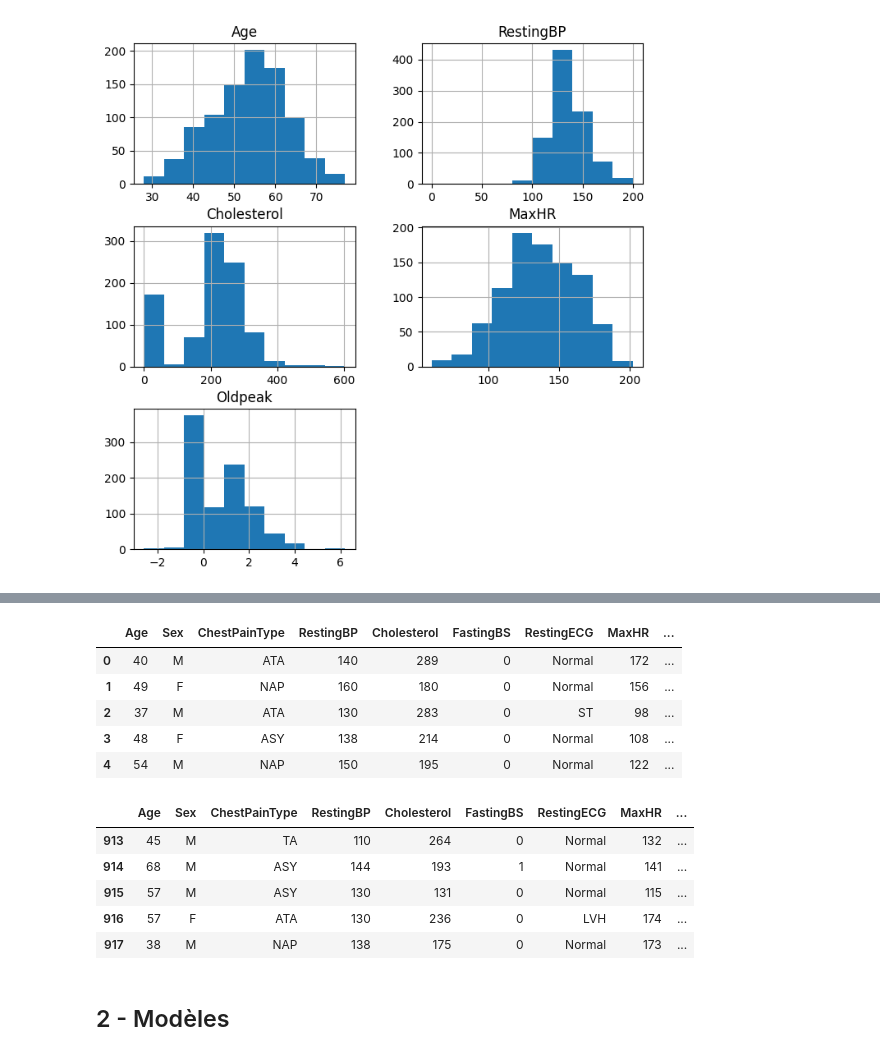
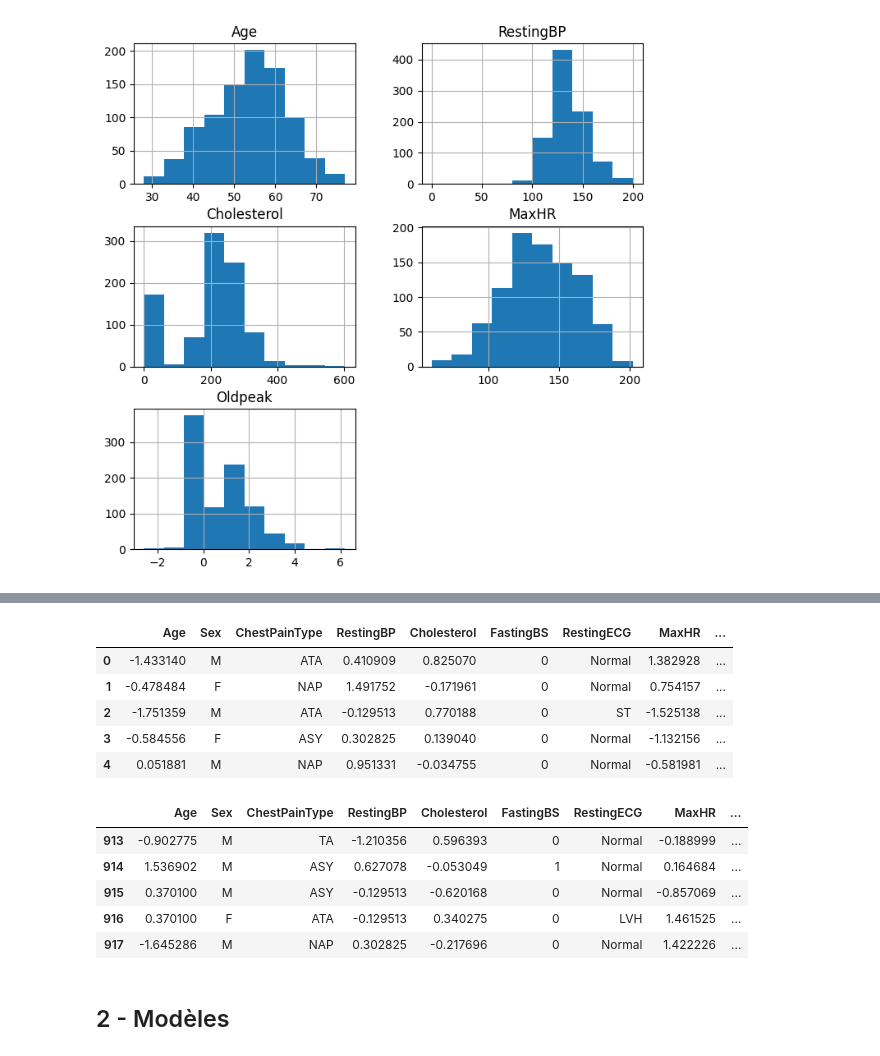
Before and after one commit to AmbroiseBrtn/DM_VG, a Jupyter notebook: ML/classification/classification.ipynb, the cells around one changed output, grey strips where cells are left out. Saved outputs shown, nothing was run; the diff lists cells and outputs as text; code cells hidden in the pictures.

```diff
--- a/ML/classification/classification.ipynb
+++ b/ML/classification/classification.ipynb
@@ -81,9 +81,11 @@ numerical_columns = ['Age', 'RestingBP', 'Cholesterol', 'MaxHR', 'Oldpeak']
 # on définit en compréhension la liste des variables catégorielles
 categorical_columns = [item for item in df.columns if item not in numerical_columns]
 
-# cholesterol : si valeur supérieure à "seuil" alors "élevé" sinon "normal" dans une autre variable
-# seuil = TBD
-#df['Cholesterol_cat'] = np.where(df['Cholesterol'] > seuil, 'Elevated', 'Normal')
+# on binarise la variable cholestérol avec un seuil de 240
+df['Cholesterol_cat'] = df['Cholesterol'].apply(lambda x: 'élevé' if x > 240 else 'normal')
+
+# on ajoute dans categorical columns la variable Cholesterol_cat
+categorical_columns.append('Cholesterol_cat')
 # %%
 # on convertit les variables catégorielles qui sont mal représentées
 df[categorical_columns] = df[categorical_columns].astype('category')
@@ -148,29 +151,29 @@ HeartDisease      0
 dtype: int64
 # %%
-# # normalisation des données
-# from sklearn.preprocessing import StandardScaler
-# scaler = StandardScaler()
-# df[numerical_columns] = scaler.fit_transform(df[numerical_columns])
+# normalisation des données
+from sklearn.preprocessing import StandardScaler
+scaler = StandardScaler()
+df[numerical_columns] = scaler.fit_transform(df[numerical_columns])
 
 # affichage des 5 premières lignes du jeu de données
 df.head()
 display(df.head())
 
 # affichage des 5 dernières lignes du jeu de données
 df.tail()
 # %% [output]
 |  | Age | Sex | ChestPainType | RestingBP | Cholesterol | FastingBS | RestingECG | MaxHR | ... |
-| 0 | 40 | M | ATA | 140 | 289 | 0 | Normal | 172 | ... |
-| 1 | 49 | F | NAP | 160 | 180 | 0 | Normal | 156 | ... |
-| 2 | 37 | M | ATA | 130 | 283 | 0 | ST | 98 | ... |
-| 3 | 48 | F | ASY | 138 | 214 | 0 | Normal | 108 | ... |
-| 4 | 54 | M | NAP | 150 | 195 | 0 | Normal | 122 | ... |
+| 0 | -1.433140 | M | ATA | 0.410909 | 0.825070 | 0 | Normal | 1.382928 | ... |
+| 1 | -0.478484 | F | NAP | 1.491752 | -0.171961 | 0 | Normal | 0.754157 | ... |
+| 2 | -1.751359 | M | ATA | -0.129513 | 0.770188 | 0 | ST | -1.525138 | ... |
+| 3 | -0.584556 | F | ASY | 0.302825 | 0.139040 | 0 | Normal | -1.132156 | ... |
+| 4 | 0.051881 | M | NAP | 0.951331 | -0.034755 | 0 | Normal | -0.581981 | ... |
 |  | Age | Sex | ChestPainType | RestingBP | Cholesterol | FastingBS | RestingECG | MaxHR | ... |
-| 913 | 45 | M | TA | 110 | 264 | 0 | Normal | 132 | ... |
-| 914 | 68 | M | ASY | 144 | 193 | 1 | Normal | 141 | ... |
-| 915 | 57 | M | ASY | 130 | 131 | 0 | Normal | 115 | ... |
-| 916 | 57 | F | ATA | 130 | 236 | 0 | LVH | 174 | ... |
-| 917 | 38 | M | NAP | 138 | 175 | 0 | Normal | 173 | ... |
+| 913 | -0.902775 | M | TA | -1.210356 | 0.596393 | 0 | Normal | -0.188999 | ... |
+| 914 | 1.536902 | M | ASY | 0.627078 | -0.053049 | 1 | Normal | 0.164684 | ... |
+| 915 | 0.370100 | M | ASY | -0.129513 | -0.620168 | 0 | Normal | -0.857069 | ... |
+| 916 | 0.370100 | F | ATA | -0.129513 | 0.340275 | 0 | LVH | 1.461525 | ... |
+| 917 | -1.645286 | M | NAP | 0.302825 | -0.217696 | 0 | Normal | 1.422226 | ... |
 # %% [markdown]
 ## 2 - Modèles
 # %%
```
Also changed, not shown: parts of 12 cells of this notebook, 15 other files.
